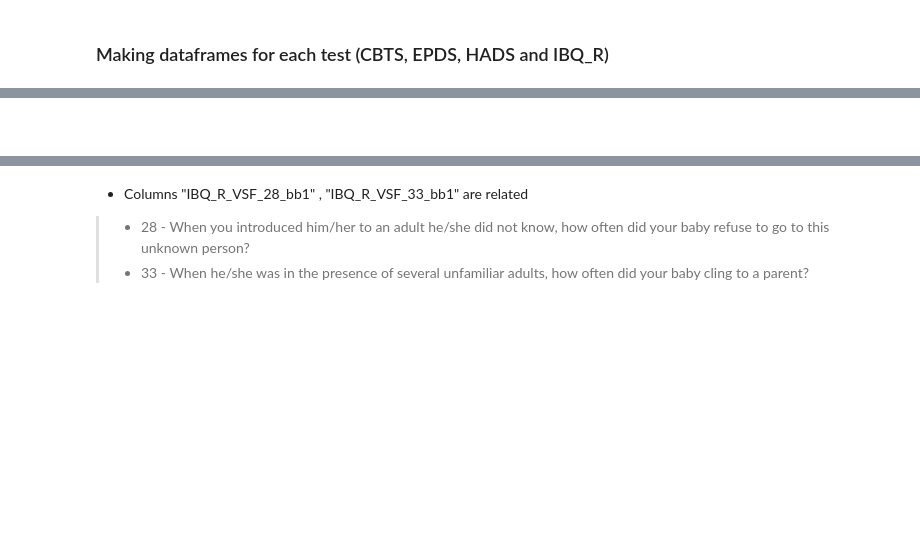
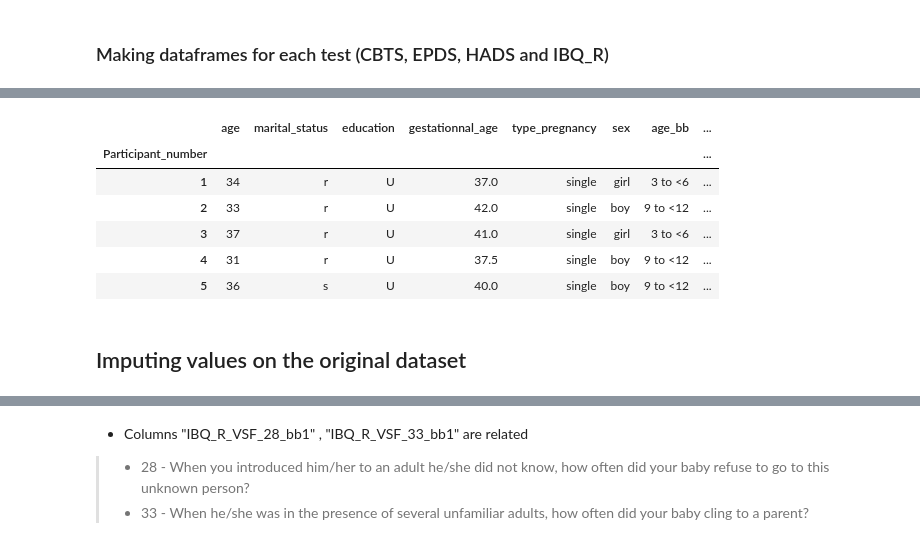
Before and after one commit to DRPproton/Maternal_mental_health_impact_on_infant_sleep, a Jupyter notebook: Maternal mental health impact on infant sleep.ipynb, the cells around one changed output, grey strips where cells are left out. Drawn from its saved outputs; the diff is of its cells as text; code cells hidden in the pictures; blank space fills up the shorter version.

```diff
--- a/Maternal mental health impact on infant sleep.ipynb
+++ b/Maternal mental health impact on infant sleep.ipynb
@@ -98,0 +291,4 @@ df_no_q = df.loc[:, ['Age', 'Marital_status_edit', 'Education', 'Gestationnal_ag
+# %%
+df_basic = df[['age', 'marital_status', 'education', 'gestationnal_age',
+       'type_pregnancy', 'sex','age_bb','sleep_night_duration_bb1', 'night_awakening_number_bb1',
+       'how_falling_asleep_bb1']]
@@ -99,2 +335,12 @@ df_no_q = df.loc[:, ['Age', 'Marital_status_edit', 'Education', 'Gestationnal_ag
+# %%
+df_basic.head()
+# %% [output]
+|  | age | marital_status | education | gestationnal_age | type_pregnancy | sex | age_bb | ... |
+| Participant_number |  |  |  |  |  |  |  | ... |
+| 1 | 34 | r | U | 37.0 | single | girl | 3 to <6 | ... |
+| 2 | 33 | r | U | 42.0 | single | boy | 9 to <12 | ... |
+| 3 | 37 | r | U | 41.0 | single | girl | 3 to <6 | ... |
+| 4 | 31 | r | U | 37.5 | single | boy | 9 to <12 | ... |
+| 5 | 36 | s | U | 40.0 | single | boy | 9 to <12 | ... |
 # %% [markdown]
-##
+## Imputing values on the original dataset
```
Also changed, not shown: parts of 64 cells of this notebook.
